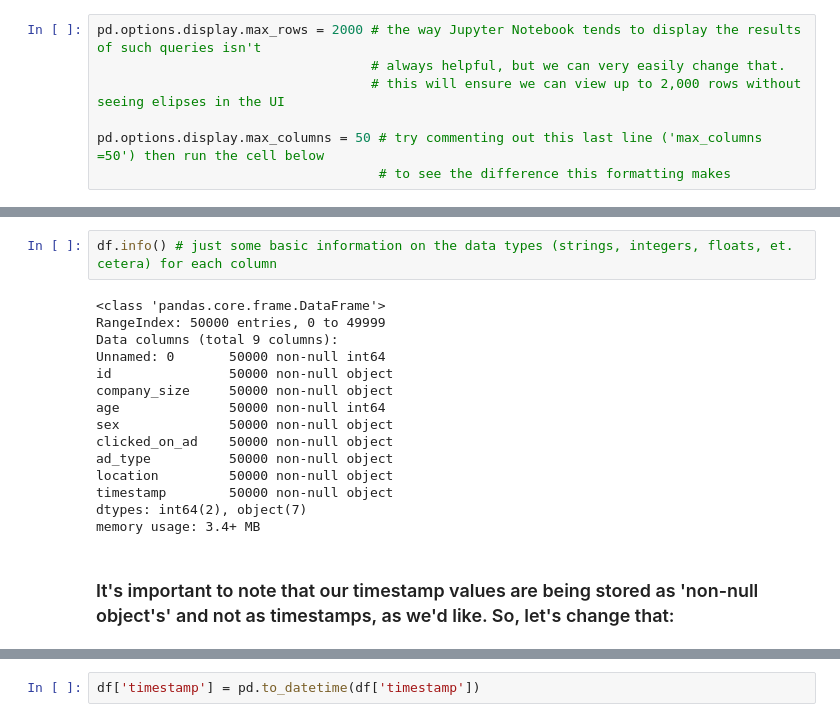
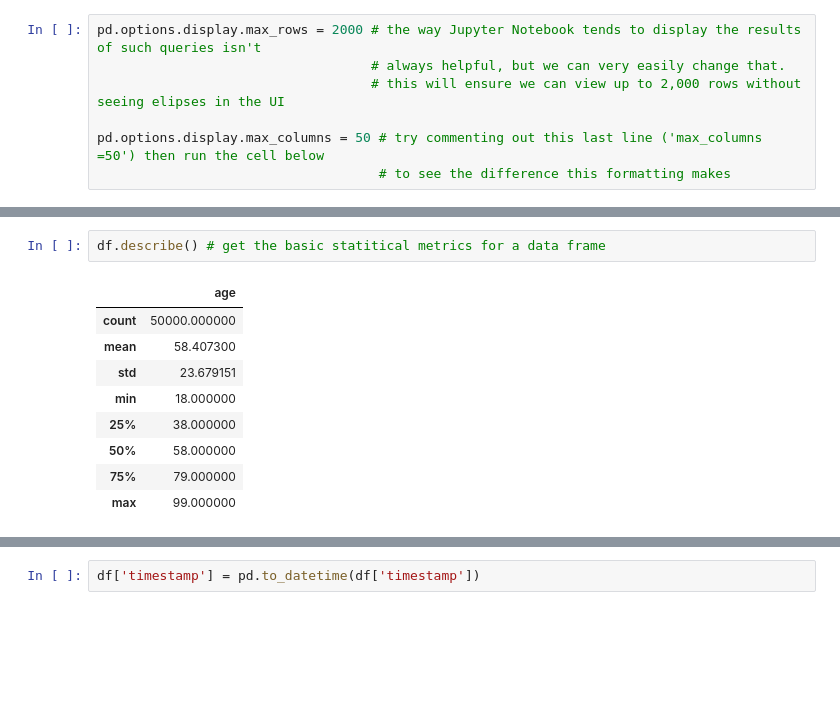
Before and after one commit to jsedoc/NYU-Projects-in-Programming-Fall-2019, a Jupyter notebook: (Class 3) Descriptive Data Analysis/Descriptive Analysis in Python.ipynb, the cells around one changed output, grey strips where cells are left out. Saved outputs shown, nothing was run; the diff lists cells and outputs as text; blank space fills up the shorter version.

```diff
--- a/(Class 3) Descriptive Data Analysis/Descriptive Analysis in Python.ipynb
+++ b/(Class 3) Descriptive Data Analysis/Descriptive Analysis in Python.ipynb
@@ -157,19 +87,12 @@ Name: sex, dtype: int64
-# %%
-df.info() # just some basic information on the data types (strings, integers, floats, et. cetera) for each column
-# %% [output]
-<class 'pandas.core.frame.DataFrame'>
-RangeIndex: 50000 entries, 0 to 49999
-Data columns (total 9 columns):
-Unnamed: 0       50000 non-null int64
-id               50000 non-null object
-company_size     50000 non-null object
-age              50000 non-null int64
-sex              50000 non-null object
-clicked_on_ad    50000 non-null object
-ad_type          50000 non-null object
-location         50000 non-null object
-timestamp        50000 non-null object
-dtypes: int64(2), object(7)
-memory usage: 3.4+ MB
-# %% [markdown]
-### It's important to note that our timestamp values are being stored as 'non-null object's' and not as timestamps, as we'd like. So, let's change that:
+# %%
+df.describe() # get the basic statitical metrics for a data frame
+# %% [output]
+|  | age |
+| count | 50000.000000 |
+| mean | 58.407300 |
+| std | 23.679151 |
+| min | 18.000000 |
+| 25% | 38.000000 |
+| 50% | 58.000000 |
+| 75% | 79.000000 |
+| max | 99.000000 |
```
Also changed, not shown: parts of 40 cells of this notebook, 4 other files.
